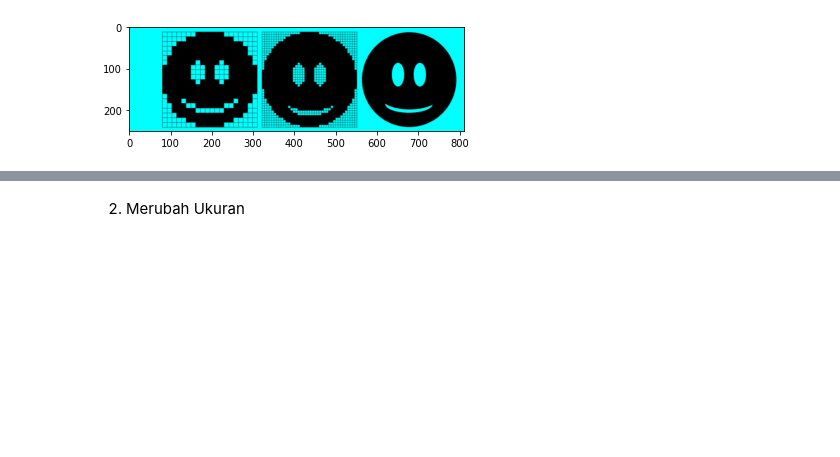
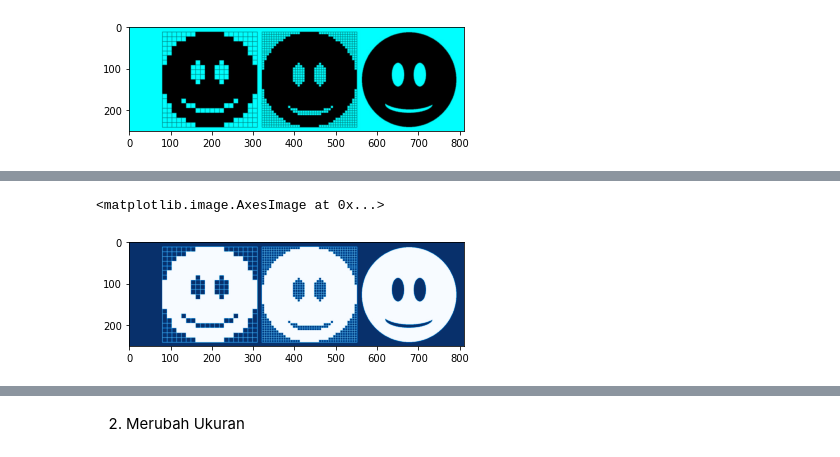
Before and after one commit to Akmallabib/FCVK_Jobsheet1, a Jupyter notebook: Quizz1.ipynb, the cells around one changed output, grey strips where cells are left out. Cells and saved outputs as stored; diff of their text form; code cells hidden in the pictures; blank space fills up the shorter version.

```diff
--- a/Quizz1.ipynb
+++ b/Quizz1.ipynb
@@ -75,0 +81,6 @@ plt.imshow(img3)
+# %%
+# Background biru emot putih
+plt.imshow(img_emot, cmap='Blues')
+# %% [output]
+<matplotlib.image.AxesImage at 0x...>
+[figure, added]
```
Also changed, not shown: parts of 7 cells of this notebook.
